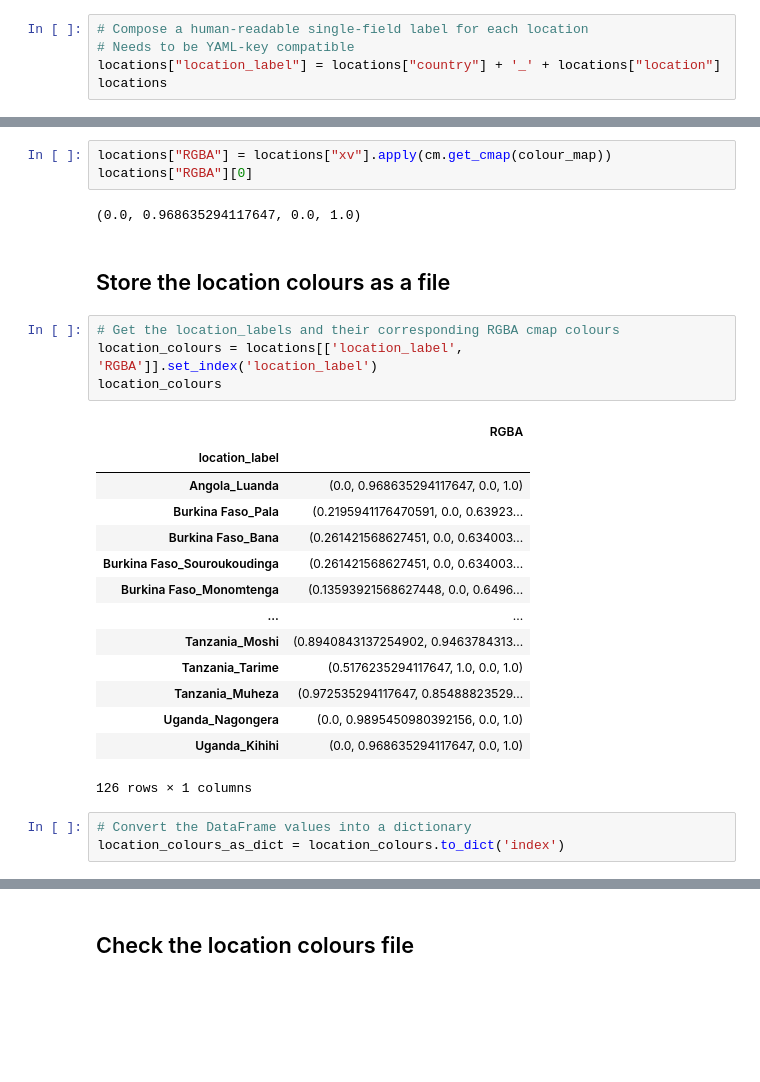
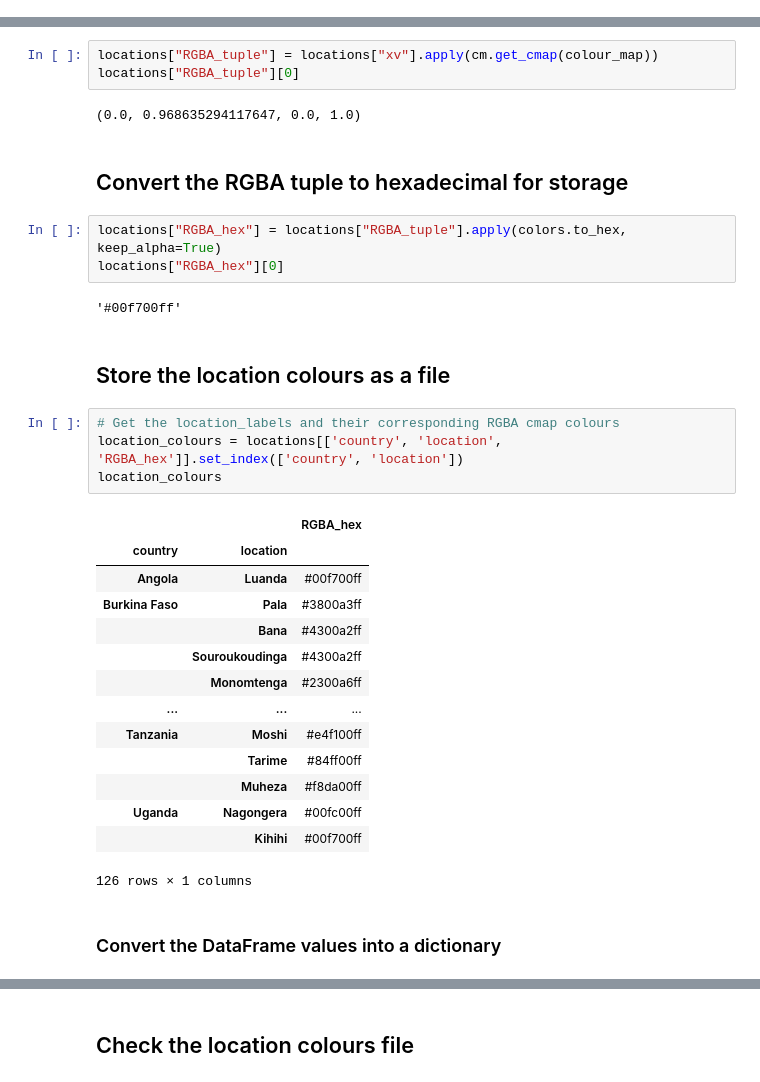
Before and after one commit to malariagen/ag1000g-phase3-data-paper, a Jupyter notebook: notebooks/popstructure_calc-location-colours.ipynb, the cells around one changed output, grey strips where cells are left out. Drawn from its saved outputs; the diff is of its cells as text; blank space fills up the shorter version.

```diff
--- a/notebooks/popstructure_calc-location-colours.ipynb
+++ b/notebooks/popstructure_calc-location-colours.ipynb
@@ -68,8 +69,3 @@ locations
 | 124 | Uganda | Nagongera | 0.770 | 34.026 |
 | 125 | Uganda | Kihihi | -0.751 | 29.701 |
 126 rows × 4 columns
-# %%
-# Compose a human-readable single-field label for each location
-# Needs to be YAML-key compatible
-locations["location_label"] = locations["country"] + '_' + locations["location"]
-locations
@@ -147,31 +129,37 @@ plt.show()
 # %% [markdown]
 ## Record the RGBA tuple for each xv for this colour map
 # %%
-locations["RGBA"] = locations["xv"].apply(cm.get_cmap(colour_map))
-locations["RGBA"][0]
+locations["RGBA_tuple"] = locations["xv"].apply(cm.get_cmap(colour_map))
+locations["RGBA_tuple"][0]
 # %% [output]
 (0.0, 0.968635294117647, 0.0, 1.0)
+# %% [markdown]
+## Convert the RGBA tuple to hexadecimal for storage
+# %%
+locations["RGBA_hex"] = locations["RGBA_tuple"].apply(colors.to_hex, keep_alpha=True)
+locations["RGBA_hex"][0]
+# %% [output]
+'#00f700ff'
 # %% [markdown]
 ## Store the location colours as a file
 # %%
 # Get the location_labels and their corresponding RGBA cmap colours
-location_colours = locations[['location_label', 'RGBA']].set_index('location_label')
+location_colours = locations[['country', 'location', 'RGBA_hex']].set_index(['country', 'location'])
 location_colours
 # %% [output]
-|  | RGBA |
-| location_label |  |
-| Angola_Luanda | (0.0, 0.968635294117647, 0.0, 1.0) |
-| Burkina Faso_Pala | (0.2195941176470591, 0.0, 0.63923... |
-| Burkina Faso_Bana | (0.261421568627451, 0.0, 0.634003... |
-| Burkina Faso_Souroukoudinga | (0.261421568627451, 0.0, 0.634003... |
-| Burkina Faso_Monomtenga | (0.13593921568627448, 0.0, 0.6496... |
-| ... | ... |
-| Tanzania_Moshi | (0.8940843137254902, 0.9463784313... |
-| Tanzania_Tarime | (0.5176235294117647, 1.0, 0.0, 1.0) |
-| Tanzania_Muheza | (0.972535294117647, 0.85488823529... |
-| Uganda_Nagongera | (0.0, 0.9895450980392156, 0.0, 1.0) |
-| Uganda_Kihihi | (0.0, 0.968635294117647, 0.0, 1.0) |
+|  |  | RGBA_hex |
+| country | location |  |
+| Angola | Luanda | #00f700ff |
+| Burkina Faso | Pala | #3800a3ff |
+|  | Bana | #4300a2ff |
+|  | Souroukoudinga | #4300a2ff |
+|  | Monomtenga | #2300a6ff |
+| ... | ... | ... |
+| Tanzania | Moshi | #e4f100ff |
+|  | Tarime | #84ff00ff |
+|  | Muheza | #f8da00ff |
+| Uganda | Nagongera | #00fc00ff |
+|  | Kihihi | #00f700ff |
 126 rows × 1 columns
-# %%
-# Convert the DataFrame values into a dictionary
-location_colours_as_dict = location_colours.to_dict('index')
+# %% [markdown]
+### Convert the DataFrame values into a dictionary
```
Also changed, not shown: parts of 16 cells of this notebook, 1 other file.
